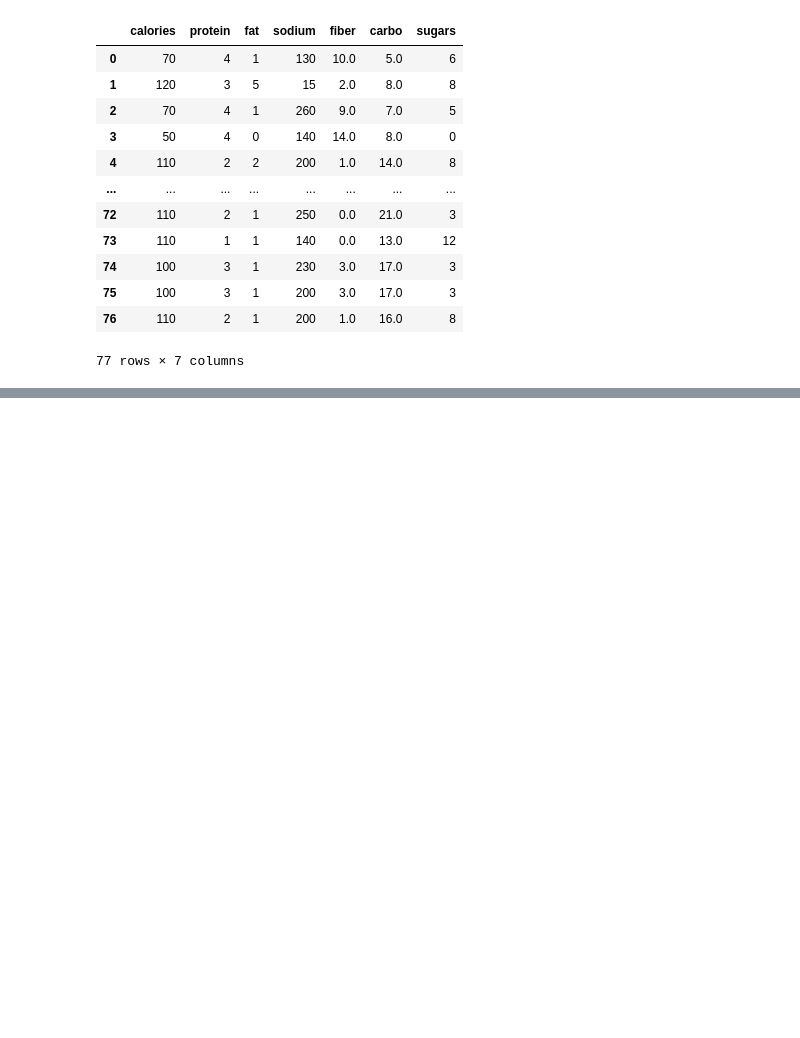
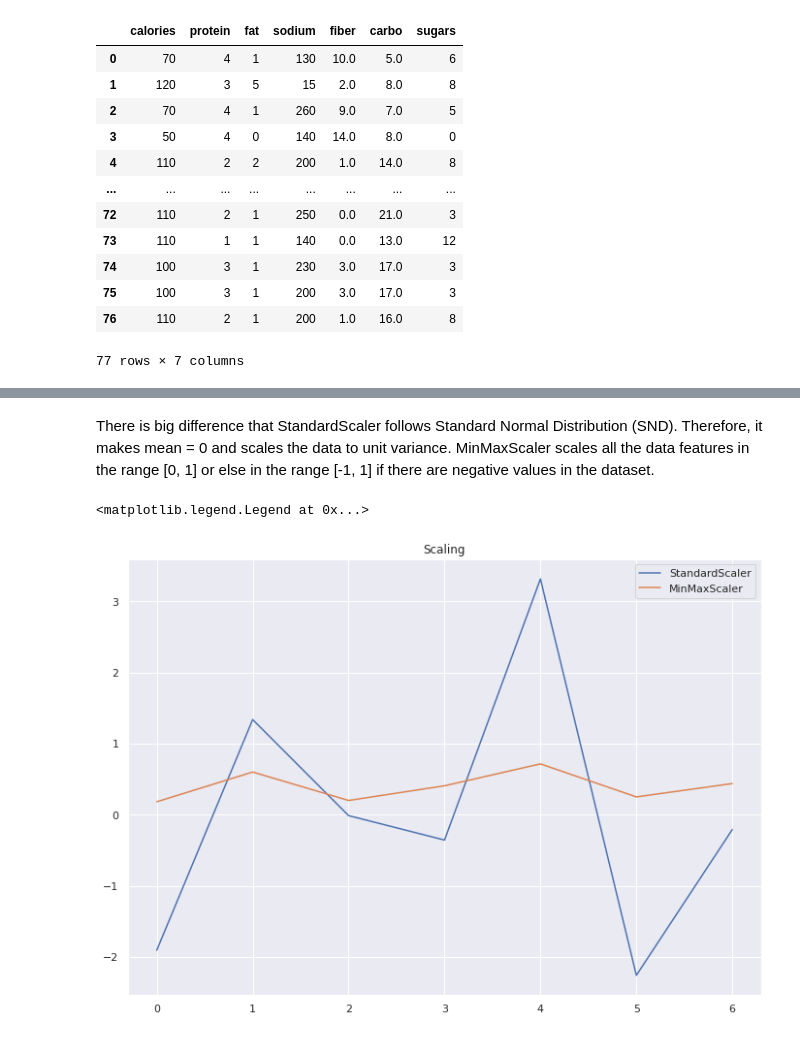
Before and after one commit to arunmozhidevan/MDS271-Machine-Learning, a Jupyter notebook: LAB_1_Getting_Familiar_with_Machine_Learning_Libraries.ipynb, the cells around one changed output, grey strips where cells are left out. Drawn from its saved outputs; the diff is of its cells as text; code cells hidden in the pictures; blank space fills up the shorter version.

```diff
--- a/LAB_1_Getting_Familiar_with_Machine_Learning_Libraries.ipynb
+++ b/LAB_1_Getting_Familiar_with_Machine_Learning_Libraries.ipynb
@@ -258,0 +291,11 @@ Additional Notes:
+# %% [markdown]
+There is big difference that StandardScaler follows Standard Normal Distribution (SND). Therefore, it makes mean = 0 and scales the data to unit variance.
+MinMaxScaler scales all the data features in the range [0, 1] or else in the range [-1, 1] if there are negative values in the dataset.
+# %%
+plt.plot(StandardScaler().fit_transform(data[['calories', 'protein', 'fat', 'sodium', 'fiber', 'carbo', 'sugars']])[0], label='StandardScaler')
+plt.plot(MinMaxScaler().fit_transform(data[['calories', 'protein', 'fat', 'sodium', 'fiber', 'carbo', 'sugars']])[0], label='MinMaxScaler')
+plt.title('Scaling')
+plt.legend()
+# %% [output]
+<matplotlib.legend.Legend at 0x...>
+[figure, added]
```
Also changed, not shown: parts of 13 cells of this notebook.
